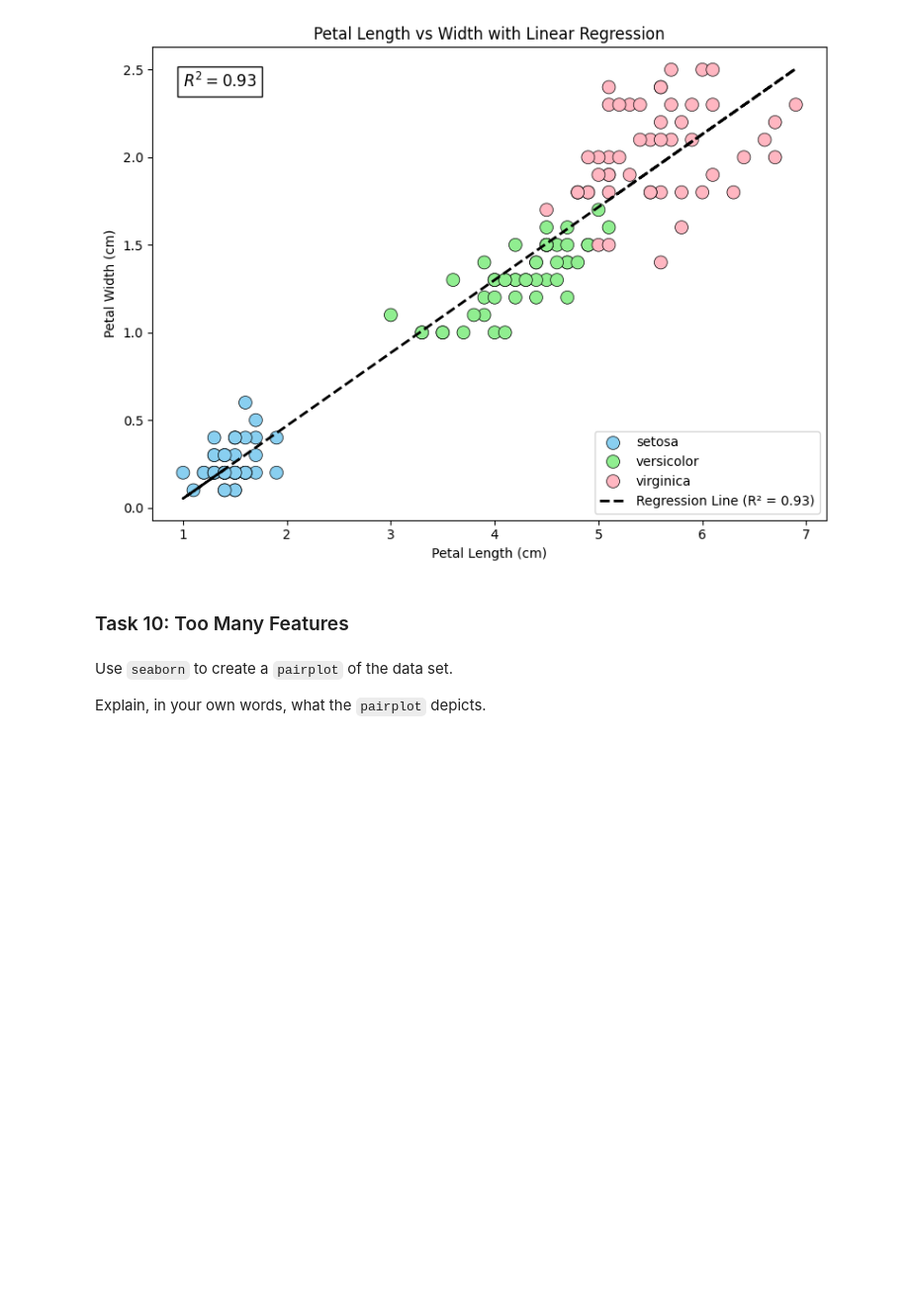
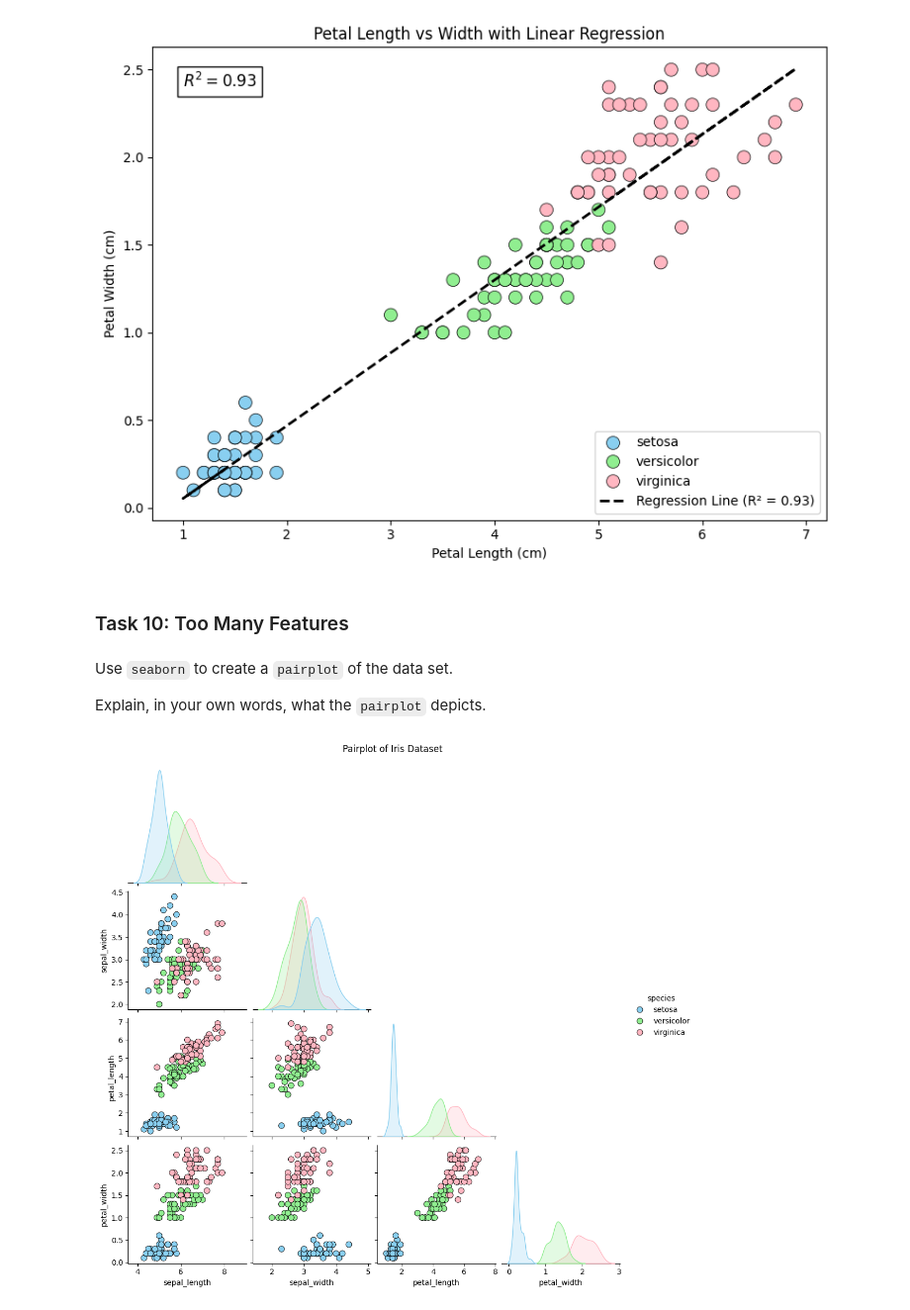
Before and after one commit to DaveyByrnes/principles_of_data_analytics, a Jupyter notebook: task.ipynb, the cells around one changed output. Shown at 99% size. Drawn from its saved outputs; the diff is of its cells as text; code cells hidden in the pictures; blank space fills up the shorter version.

Commit message:
pairplot done!

```diff
--- a/task.ipynb
+++ b/task.ipynb
@@ -380,3 +380,18 @@ plt.show()
 Use `seaborn` to create a `pairplot` of the data set.
 
 Explain, in your own words, what the `pairplot` depicts.
+# %%
+# load
+iris_df = sns.load_dataset('iris')
+
+# create pairplot
+sns.pairplot(iris_df,
+             hue='species',
+             palette={'setosa': '#89CFF0', 'versicolor': '#90EE90', 'virginica': '#FFB6C1'},
+             corner=True,
+             plot_kws={'edgecolor': 'black', 's': 60})
+
+plt.suptitle('Pairplot of Iris Dataset', y=1.02)
+plt.show()
+# %% [output]
+[figure, added]
```
